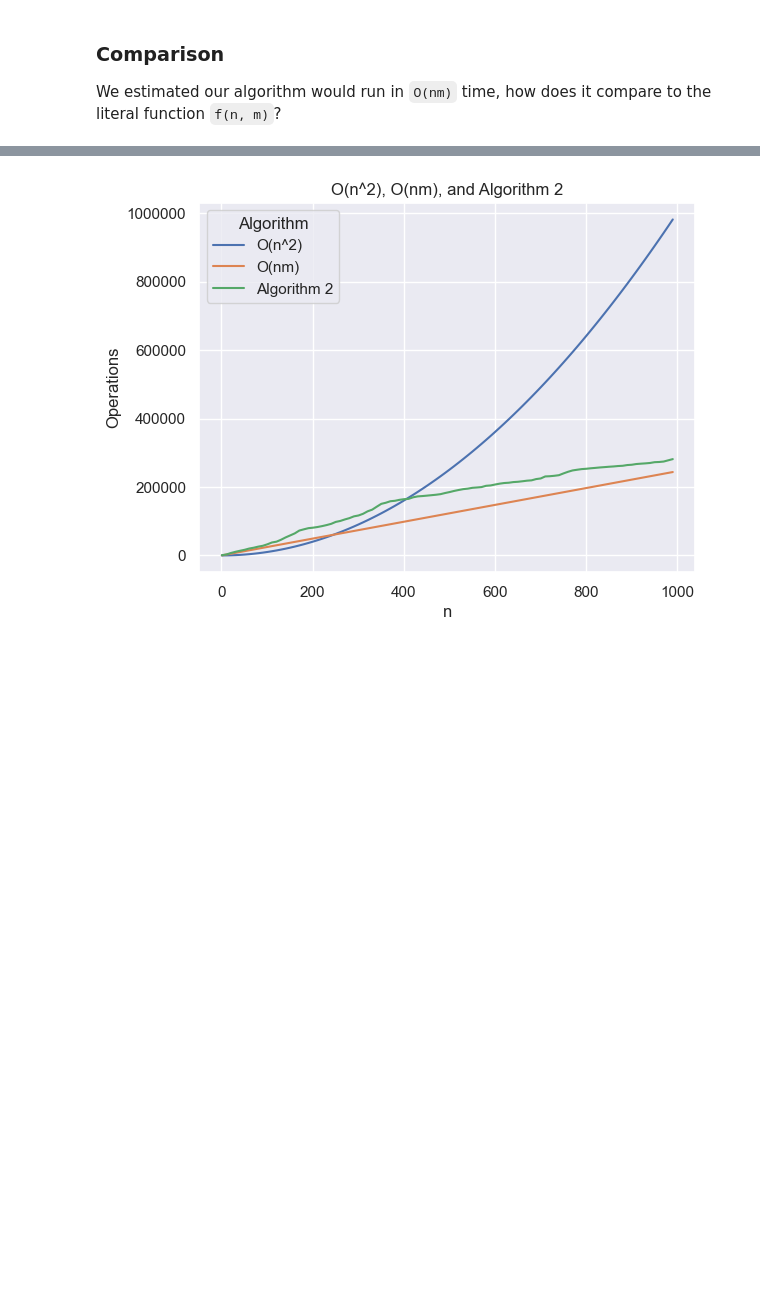
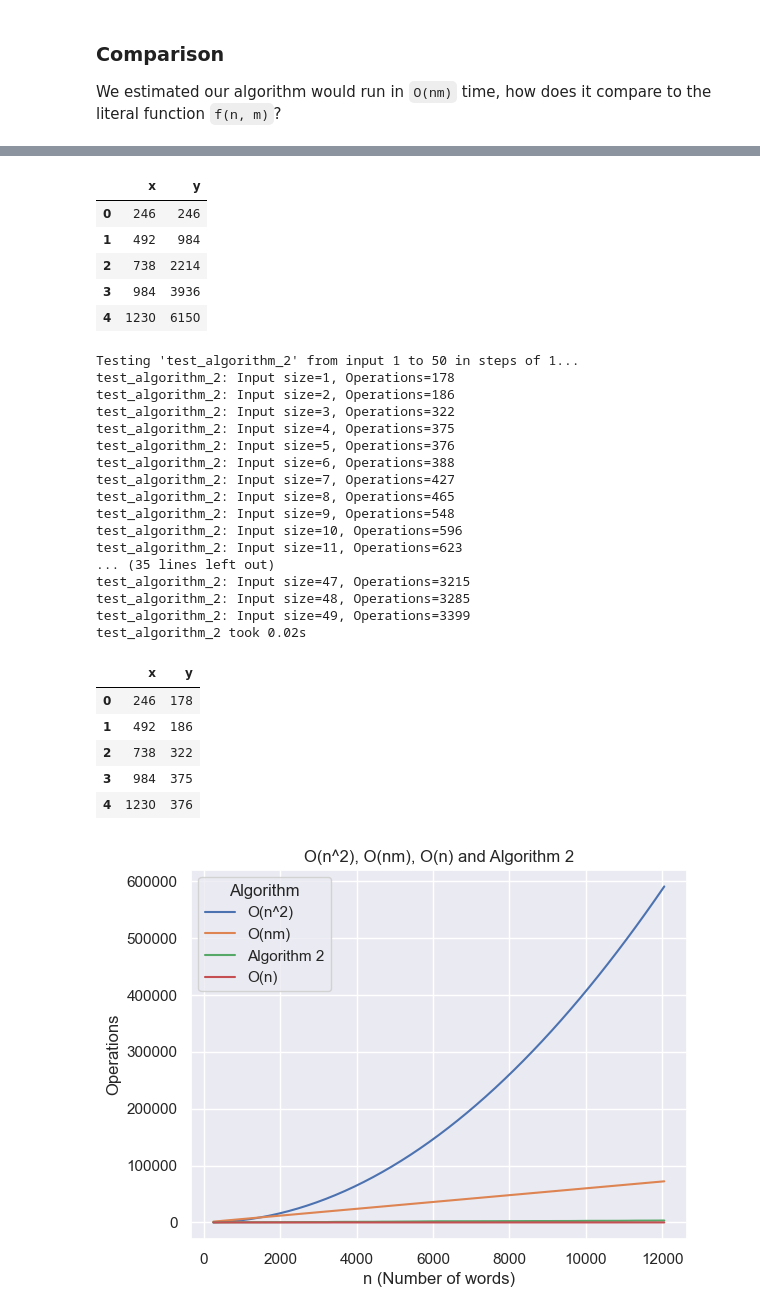
Before and after one commit to connordoman/cosc320project, a Jupyter notebook: milestone4/milestone4.ipynb, the cells around one changed output, grey strips where cells are left out. Drawn from its saved outputs; the diff is of its cells as text; code cells hidden in the pictures; blank space fills up the shorter version.

```diff
--- a/milestone4/milestone4.ipynb
+++ b/milestone4/milestone4.ipynb
@@ -82,8 +82,10 @@ class Trie:
             node = node.children[char]
         node.end_of_word = True
 
-    def replace(self, T, t=REPLACEMENT_DICTIONARY):
+    def replace_all(self, T, t=REPLACEMENT_DICTIONARY):
         words = T.split(" ")
+        self.operations += len(words) # one operation for each word
+
         for i, word in enumerate(words):
             node = self.root
             for j, char in enumerate(word):
@@ -99,10 +101,12 @@ class Trie:
 
 
 # Algorithm 2
-def create_trie_from_text(text):
+def create_trie_from_dictionary():
     t = Trie()
-    for word in text.split(" "):
+    for word in REPLACEMENT_DICTIONARY.keys():
         t.insert(word)
+    # for word in text.split(" "):
+    #     t.insert(word)
     return t
 # %% [markdown]
 ### Asymptotic Analysis
@@ -145,14 +149,15 @@ def calculate_time_complexity(fn, n_min, n_max, n_inc, samples, arguments=[]):
 
         # t, ops = test_N_timer.timeit(number=n_tests) # retrieve time and number of characters
         ops = partial(fn, *args)()
-
-        x.append(N)
+        print(f"{fn.__name__}: Input size={N}, Operations={ops}")
+        x.append(N * AVERAGE_REVIEW_LENGTH)
         y.append(ops)
 
     end = time.time() # stop counting total time
     print(f"{fn.__name__} took {end - start:.2f}s") # print total time
 
     df = pd.DataFrame({'x': x, 'y': y})
+    display(df.head())
     return df
 # %%
 def plot(df, title, x_label, y_label):
@@ -175,10 +180,10 @@ def test_algorithm_2(N):
     reviews_array_temp = REVIEWS[:N]
     mega_string = " ".join(reviews_array_temp)
     # text, operations = replace_with_new_word(mega_string) # our algorithm
-    text, operations = create_trie_from_text(mega_string).replace(mega_string)
+    text, operations = create_trie_from_dictionary().replace_all(mega_string)
 
     end = time.time() # stop counting total time
-    print(f"test_algorithm_2(N={N}, samples={len(reviews_array_temp)}, length={len(mega_string)}): {end - start:.2f}s") # print total time
+    # print(f"test_algorithm_2(N={N}, samples={len(reviews_array_temp)}, length={len(mega_string)}): {end - start:.2f}s") # print total time
     return operations
 # %% [markdown]
 ### Testing
@@ -195,7 +200,7 @@ def fn_linear(n):
     """
     ops = 0
     for i in range(n):
-        ops += 1
+        ops += AVERAGE_REVIEW_LENGTH
     return n
 
 
@@ -207,7 +212,7 @@ def fn_squared(n):
     for i in range(n):
         for j in range(n):
             x = i*j
-            ops += 1
+            ops += AVERAGE_REVIEW_LENGTH
     return ops
 
 
@@ -219,7 +224,8 @@ def fn_multiple(n, m):
     for i in range(n):
         for j in range(m):
             x = i*j
-            ops += 1
+            ops += AVERAGE_REVIEW_LENGTH
+    # print(f"{__name__} for n={n}, m={m}...(n*m={n*m}) ops={ops}")
     return ops
 # %%
 def plot(df, title, x_label, y_label):
@@ -235,17 +241,19 @@ def plot(df, title, x_label, y_label):
     pl.ticklabel_format(style='plain', axis='y')
     pl.show()
 # %%
-n = 1000 # number of words in a review
-m = AVERAGE_REVIEW_LENGTH # approximate number of characters in a word
-increments = 10
+n = 50
+m = len(REPLACEMENT_DICTIONARY.keys())
+r = AVERAGE_REVIEW_LENGTH
+increments = 1
 
+fn_line = calculate_time_complexity(fn_linear, 1, n, increments, samples=REVIEWS)
 fn_multi = calculate_time_complexity(fn_multiple, 1, n, increments, samples=REVIEWS, arguments=[m])
 fn_square = calculate_time_complexity(fn_squared, 1, n, increments, samples=REVIEWS)
 fn_algorithm = calculate_time_complexity(test_algorithm_2, 1, n, increments, samples=REVIEWS)
 
-df = pd.DataFrame({'operations': fn_algorithm['x'], 'O(n^2)': fn_square['y'], 'O(nm)': fn_multi['y'], 'Algorithm 2': fn_algorithm['y']})
+df = pd.DataFrame({'operations': fn_algorithm['x'], 'O(n^2)': fn_square['y'], 'O(nm)': fn_multi['y'], 'Algorithm 2': fn_algorithm['y'], 'O(n)': fn_line['y']})
 
 final_df = pd.melt(df, ['operations'])
 
-plot(final_df, f"O(n^2), O(nm), and Algorithm 2", "n", "Operations")
+plot(final_df, f"O(n^2), O(nm), O(n) and Algorithm 2", "n (Number of words)", "Operations")
 # %% [output]
@@ -269 +323,30 @@ test_algorithm_2 took 6.99s
+|  | x | y |
+| 0 | 246 | 246 |
+| 1 | 492 | 984 |
+| 2 | 738 | 2214 |
+| 3 | 984 | 3936 |
+| 4 | 1230 | 6150 |
+Testing 'test_algorithm_2' from input 1 to 50 in steps of 1...
+test_algorithm_2: Input size=1, Operations=178
+test_algorithm_2: Input size=2, Operations=186
+test_algorithm_2: Input size=3, Operations=322
+test_algorithm_2: Input size=4, Operations=375
+test_algorithm_2: Input size=5, Operations=376
+test_algorithm_2: Input size=6, Operations=388
+test_algorithm_2: Input size=7, Operations=427
+test_algorithm_2: Input size=8, Operations=465
+test_algorithm_2: Input size=9, Operations=548
+test_algorithm_2: Input size=10, Operations=596
+test_algorithm_2: Input size=11, Operations=623
+... (35 lines left out)
+test_algorithm_2: Input size=47, Operations=3215
+test_algorithm_2: Input size=48, Operations=3285
+test_algorithm_2: Input size=49, Operations=3399
+test_algorithm_2 took 0.02s
+|  | x | y |
+| 0 | 246 | 178 |
+| 1 | 492 | 186 |
+| 2 | 738 | 322 |
+| 3 | 984 | 375 |
+| 4 | 1230 | 376 |
-[figure, old version]
+[figure, new version]
```
Also changed, not shown: parts of 4 cells of this notebook, 2 other files.
